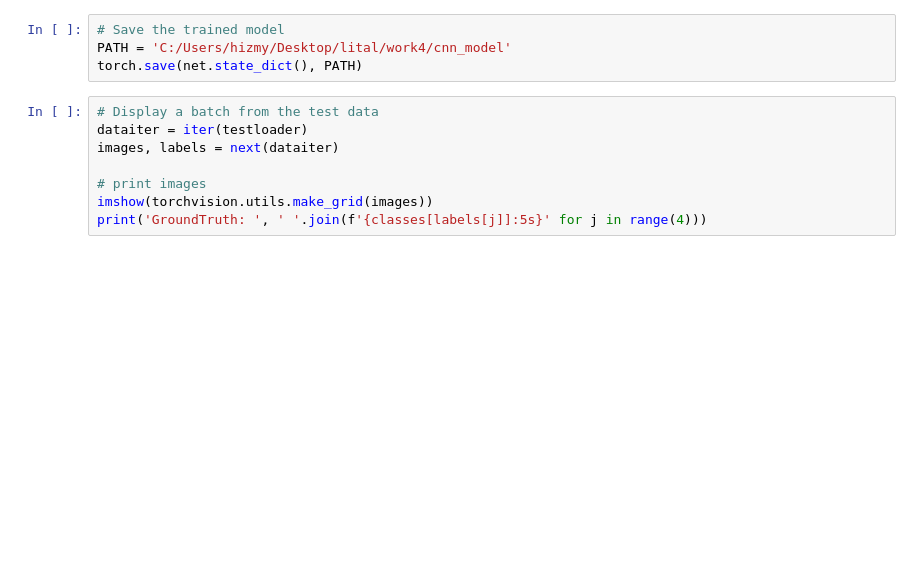
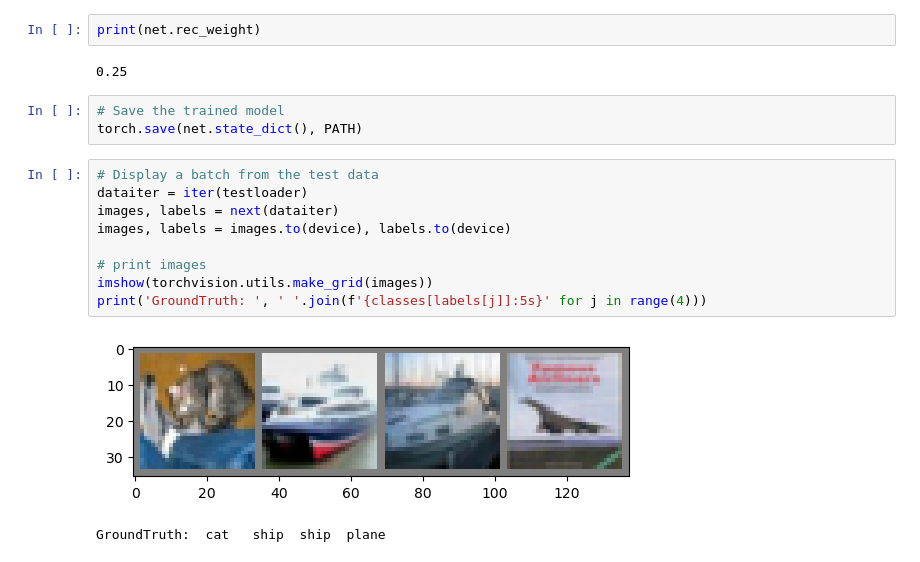
Before and after one commit to tohanov/AppliedDeepLearning, a Jupyter notebook: HW4/Q2.ipynb, the cells around one changed output. Saved outputs shown, nothing was run; the diff lists cells and outputs as text; blank space fills up the shorter version.

```diff
--- a/HW4/Q2.ipynb
+++ b/HW4/Q2.ipynb
@@ -102,15 +181,22 @@ print('Finished Training')
+# %%
+print(net.rec_weight)
+# %% [output]
+0.25
 # %%
 # Save the trained model
-PATH = 'C:/Users/hizmy/Desktop/lital/work4/cnn_model'
 torch.save(net.state_dict(), PATH)
 # %%
 # Display a batch from the test data
 dataiter = iter(testloader)
 images, labels = next(dataiter)
+images, labels = images.to(device), labels.to(device)
 
 # print images
 imshow(torchvision.utils.make_grid(images))
 print('GroundTruth: ', ' '.join(f'{classes[labels[j]]:5s}' for j in range(4)))
+# %% [output]
+[figure, added]
+GroundTruth:  cat   ship  ship  plane
 # %%
 # Load the saved model
 net = Net()
```
Also changed, not shown: parts of 18 cells of this notebook, 3 other files.
